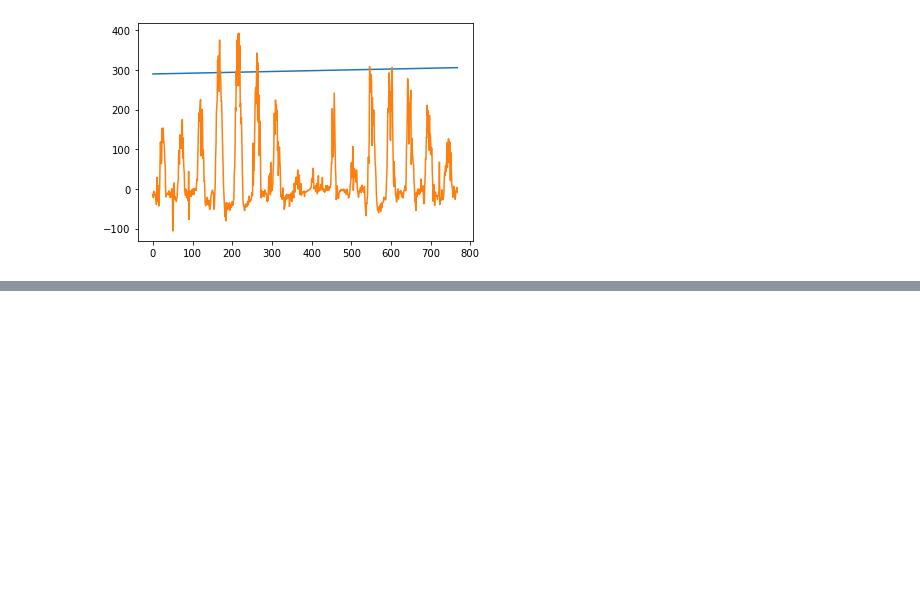
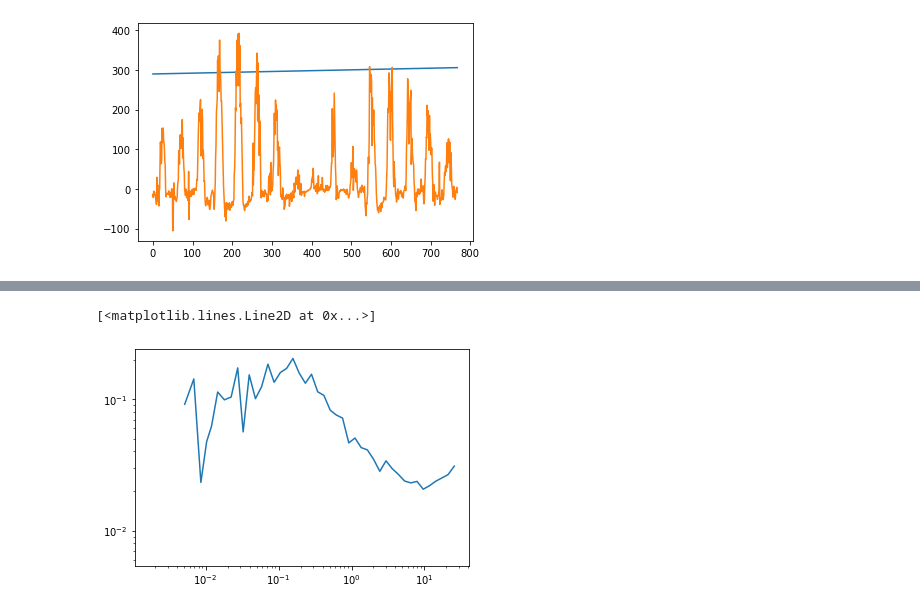
Before and after one commit to alexnaoki/EC-LHC, a Jupyter notebook: teste_view_files.ipynb, the cells around one changed output, grey strips where cells are left out. Cells and saved outputs as stored; diff of their text form; code cells hidden in the pictures; blank space fills up the shorter version.

```diff
--- a/teste_view_files.ipynb
+++ b/teste_view_files.ipynb
@@ -53,0 +59,3 @@ plt.plot(df[list(columns.value)])
+# %%
+text_widget = ipywidgets.Text(placeholder='Text')
+display(text_widget)
@@ -53,0 +64,6 @@ plt.plot(df[list(columns.value)])
+# %%
+path = pathlib.Path(text_widget.value)
+files = path.rglob('*binned_cospectra*.csv')
+# %%
+select_files = ipywidgets.SelectMultiple(options=[i for i in files], layout=ipywidgets.Layout(width='90%'))
+display(select_files)
@@ -53,0 +72,2 @@ plt.plot(df[list(columns.value)])
+# %%
+dfs = [pd.read_csv(i, skiprows=[0,1,2,3,4,5,6,7,8,9,10], na_values=-9999,engine='python') for i in select_files.value]
@@ -53,0 +107,5 @@ plt.plot(df[list(columns.value)])
+# %%
+plt.loglog(dfs[0]['normalized_frequency'], dfs[0]['f_nat*spec(u)/var(u)'])
+# %% [output]
+[<matplotlib.lines.Line2D at 0x...>]
+[figure, added]
```
Also changed, not shown: parts of 19 cells of this notebook, 3 other files.
